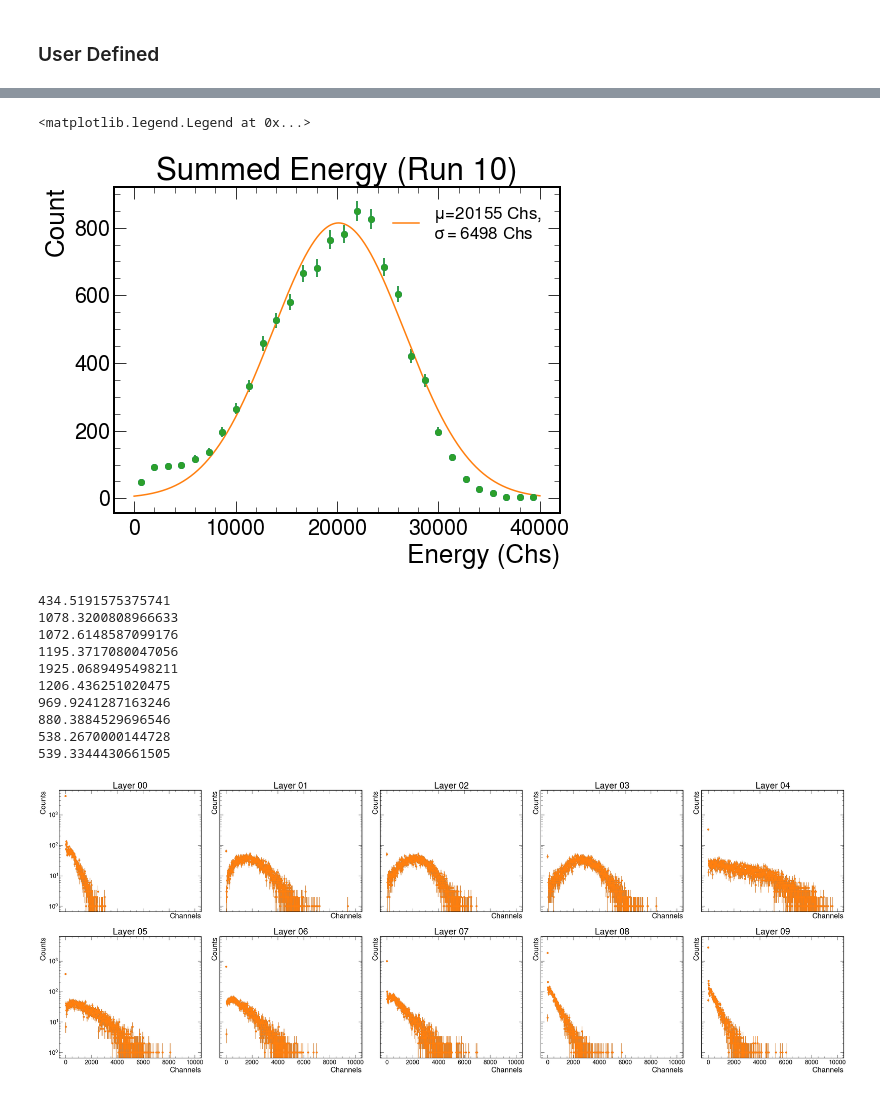
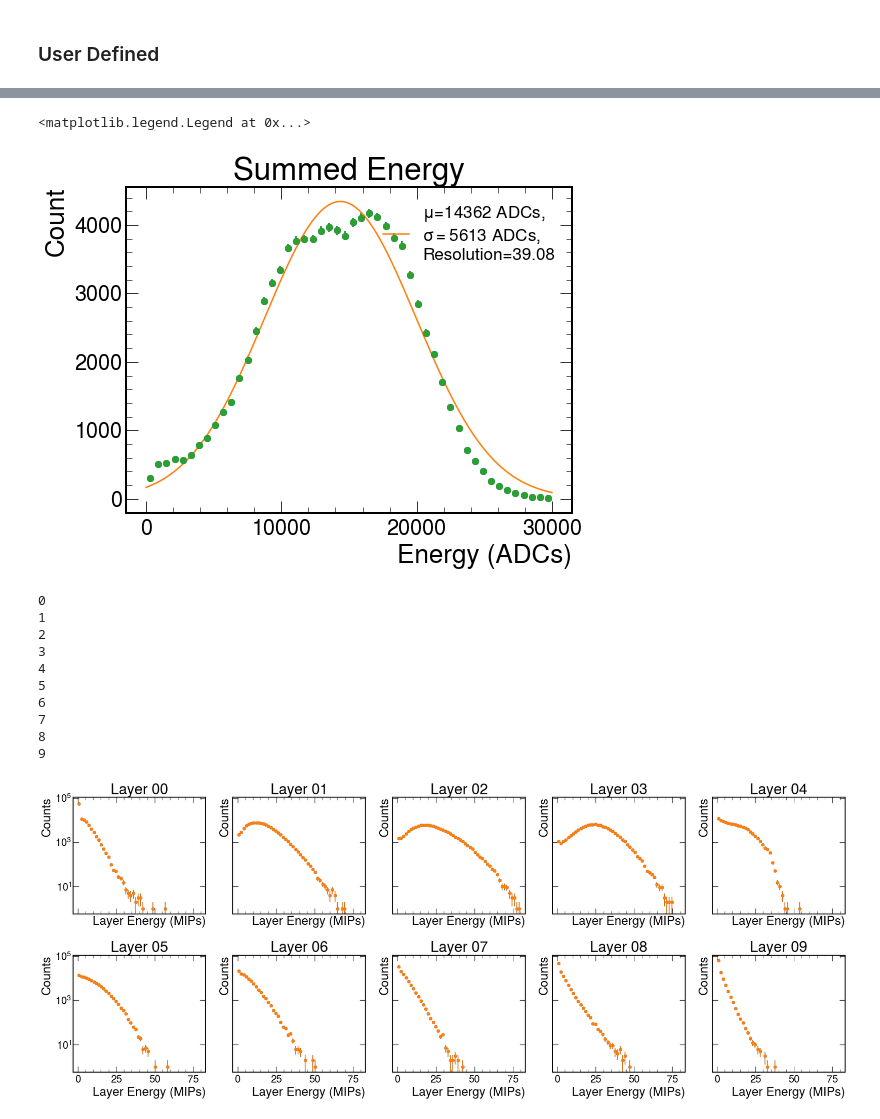
Before and after one commit to sebouh137/beamtest_plots, a Jupyter notebook: Prototype Analysis.ipynb, the cells around one changed output, grey strips where cells are left out. Drawn from its saved outputs; the diff is of its cells as text; code cells hidden in the pictures.

```diff
--- a/Prototype Analysis.ipynb
+++ b/Prototype Analysis.ipynb
@@ -10,8 +10,9 @@ plt.style.use(hep.style.ROOT)
 # %% [markdown]
 ### User Defined
 # %%
-ptrigDF = pd.read_pickle(r'./COSMIC_LG50_HG63_4k_R35.pkl')
+ptrigDF = pd.read_pickle(r'./PTRIG_LG50_HG63_8k_R37.pkl')
 df = pd.read_pickle(r'./BEAM_LG50_HG63_8k_R36.pkl')
+ADCmult = 2
 # %%
 fig, axs=plt.subplots(4, 10, figsize=(0.5*len(ptrigDF.columns),15),sharey=True,sharex=True)
 i=0
@@ -245,71 +329,70 @@ plt.rcParams['figure.facecolor']='white'
 plt.rcParams['savefig.facecolor']='white'
 plt.rcParams['savefig.bbox']='tight'
 #print(totAllChs)
-maxE = 40000
-hist, bin_edges = np.histogram(np.array(totAllChs),bins=30, range=(0,maxE))
+maxE = 15000*ADCmult
+hist, bin_edges = np.histogram(np.array(ADCtotAllChs),bins=50, range=(0,maxE))
 bin_centres = (bin_edges[:-1] + bin_edges[1:])/2
 
-p0 = [50., 1500., 1000.]
+p0 = [20000., 5000., 2000.]
 coeff, var_matrix = curve_fit(gauss, bin_centres, hist, p0=p0)
 hist_fit = gauss(np.linspace(0,maxE,5000), *coeff)
 plt.errorbar(bin_centres, y=hist, yerr=np.sqrt(hist),fmt='o')
-plt.plot(np.linspace(0,maxE,5000), hist_fit, label='$\mu$=%2.0f Chs, \n$\sigma=$%2.0f Chs'%(coeff[1],abs(coeff[2])))
+res = 100*abs(coeff[2])/coeff[1]
+plt.plot(np.linspace(0,maxE,5000), hist_fit, label='$\mu$=%2.0f ADCs, \n$\sigma=$%2.0f ADCs, \nResolution=%2.2f'%(coeff[1],abs(coeff[2]),res))
 plt.errorbar(bin_centres, y=hist, yerr=np.sqrt(hist),fmt='o')
-plt.xlabel('Energy (Chs)')
+#plt.scatter(bin_centres,hist)
+plt.xlabel('Energy (ADCs)')
 plt.ylabel('Count')
-plt.title("Summed Energy (Run 10)")
+plt.title("Summed Energy")
+#plt.ylim(0,6000)
 plt.legend(fontsize=17,loc='upper right')
 # %% [output]
 <matplotlib.legend.Legend at 0x...>
-[figure, old version]
+[figure, new version]
 # %%
 import statistics
-fig, axs=plt.subplots(2, 5, figsize=(0.5*len(df.columns),15),sharey=True,sharex=True)
+fig, axs=plt.subplots(2, 5, figsize=(0.3*len(df.columns),10),sharey=True,sharex=True)
 
-layerMeans = []
+layerMed = []
 layerErr = []
 for i in range(10):
+    print(i)
     if i <= 4:
         plt.sca(axs[0][i])
     else:
         plt.sca(axs[1][i-5])
     plt.rcParams['figure.facecolor']='white'
     plt.rcParams['savefig.facecolor']='white'
     plt.rcParams['savefig.bbox']='tight'
 
 
 
-    hist, bin_edges = np.histogram(np.array(totElayer[i]),range=(0,10000),bins=1000)
+    hist, bin_edges = np.histogram(np.array(totElayer[i]),range=(0,80),bins=50)
     bin_centres = (bin_edges[:-1] + bin_edges[1:])/2
 
-    #print(sum(totElayer[i])/len(totElayer[i]))
-    #p0 = [50,sum(totElayer[i])/len(totElayer[i]), 50.]
-    #coeff, var_matrix = curve_fit(gauss, bin_centres, hist, p0=p0)
-    #hist_fit = gauss(np.linspace(10,700,5000), *coeff)
+
     plt.errorbar(bin_centres, y=hist, yerr=np.sqrt(hist),fmt='o')
-    #plt.plot(np.linspace(10,700,5000), hist_fit, label='$\mu$=%2.0f Chs, \n$\sigma=$%2.0f Chs'%(coeff[1],abs(coeff[2])))
-    #layerMeans.append(coeff[1])
-    #layerErr.append(abs(coeff[2]))
-    layerMeans.append(statistics.median(totElayer[i]))
+
+    layerMed.append(statistics.median(totElayer[i]))
     layerErr.append(statistics.pstdev(totElayer[i]))
-    print(statistics.pstdev(totElayer[i]))
-    #plt.ylim(0,100)
+
+
     plt.errorbar(bin_centres, y=hist, yerr=np.sqrt(hist),fmt='o')
-    plt.xlabel("Channels")
+    plt.xlabel("Layer Energy (MIPs)")
     plt.ylabel("Counts")
     plt.yscale("log")
     plt.title("Layer {}".format("{:02d}".format(i)))
-    #plt.legend(fontsize=17,loc='upper right')
+
     plt.tight_layout()
 # %% [output]
-434.5191575375741
-1078.3200808966633
-1072.6148587099176
-1195.3717080047056
-1925.0689495498211
-1206.436251020475
-969.9241287163246
-880.3884529696546
-538.2670000144728
-539.3344430661505
+0
+1
+2
+3
+4
+5
+6
+7
+8
+9
-[figure, old version]
+[figure, new version]
```
Also changed, not shown: parts of 13 cells of this notebook.
